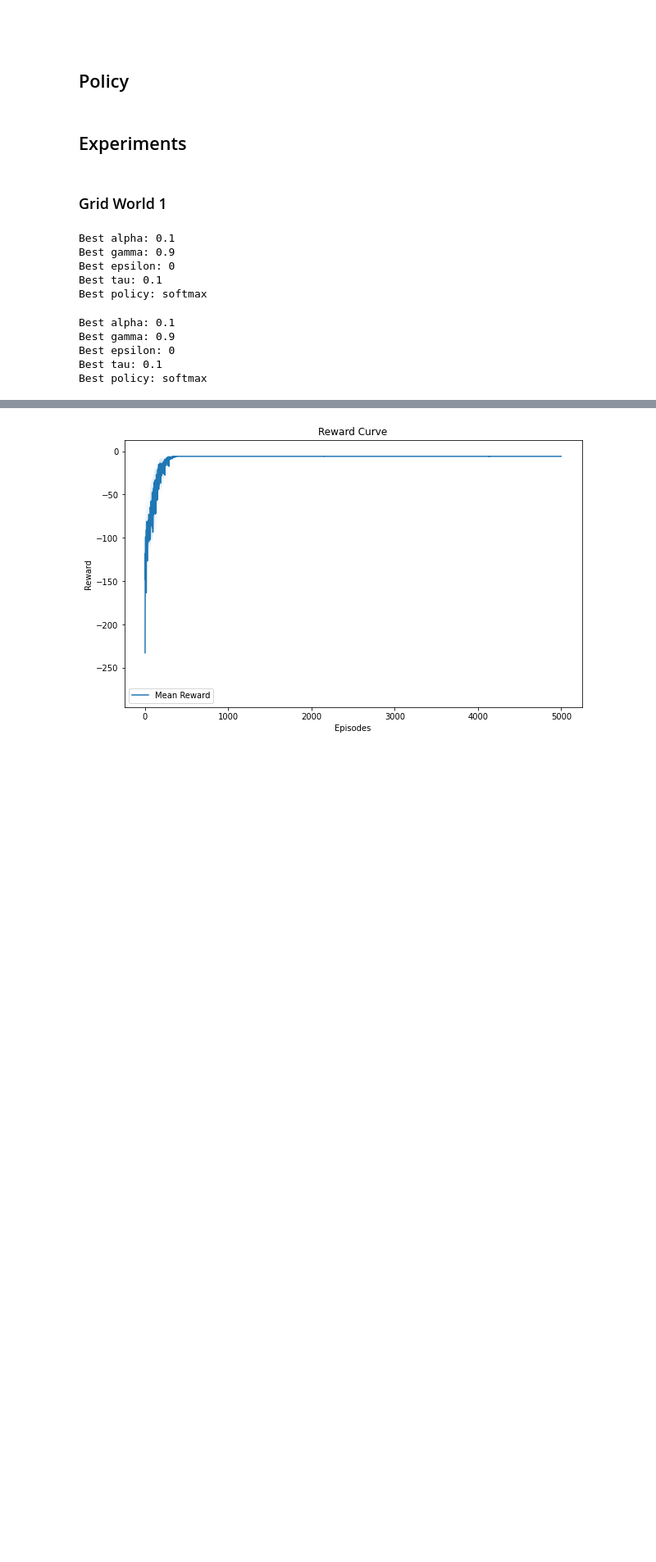
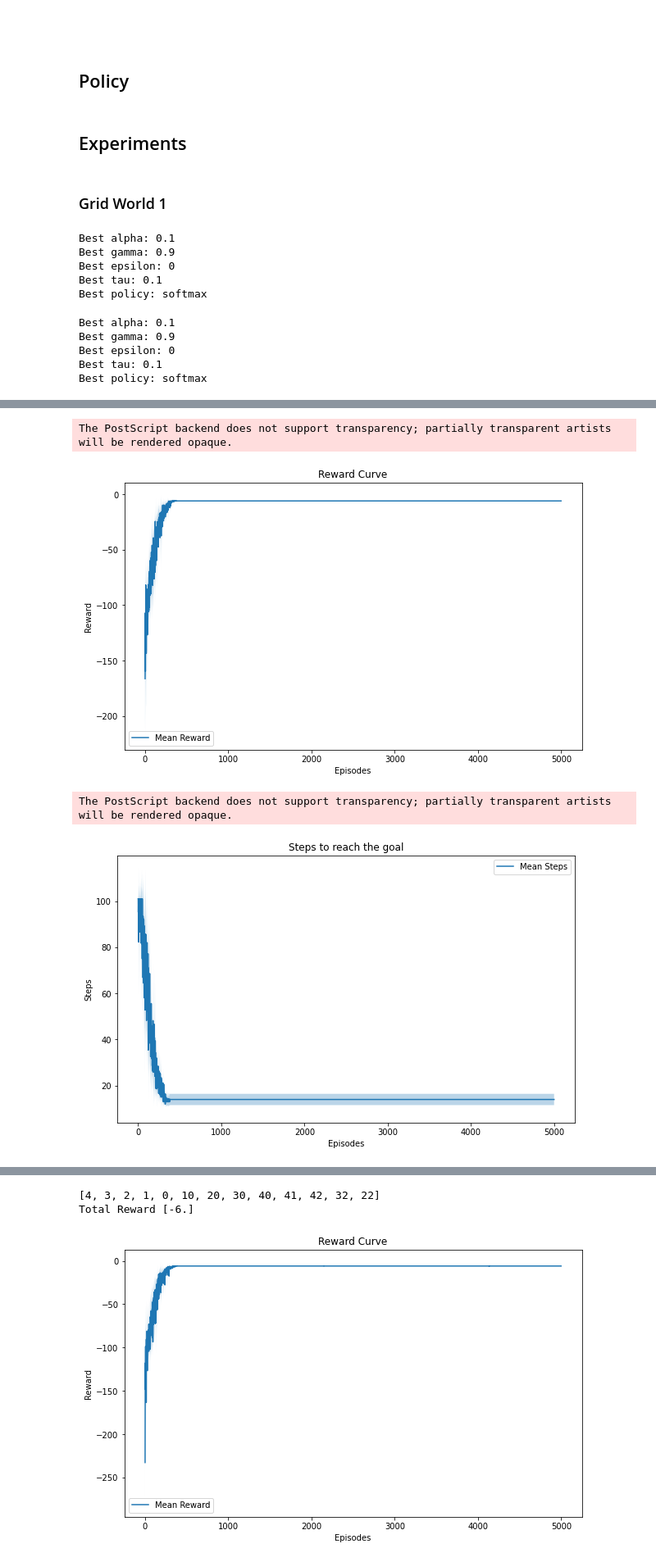
Before and after one commit to nishant-sahoo/RL_Assignments, a Jupyter notebook: Programming Assignments/PA1/notebook.ipynb, the cells around one changed output, grey strips where cells are left out. Shown: that part at 82% size. Saved outputs shown, nothing was run; the diff lists cells and outputs as text; code cells hidden in the pictures; blank space fills up the shorter version.

```diff
--- a/Programming Assignments/PA1/notebook.ipynb
+++ b/Programming Assignments/PA1/notebook.ipynb
@@ -567,13 +567,16 @@ def hyperparameter_tuning(env, algo, alphas, gammas, epsilons, taus, policy=None
 
     return best_alpha, best_gamma, best_epsilon, best_tau, best_policy
 # %%
+import os
 class Plot():
-    def __init__(self, env, rewards, steps, state_visits, Q):
+    def __init__(self, env, rewards, steps, state_visits, Q, save=False, exp=None):
         self.env = env
         self.rewards = rewards
         self.steps = steps
         self.state_visits = state_visits
         self.Q = Q
+        self.save = save
+        self.exp = exp #Experiment number
 
     def reward(self):
         mean_rewards = np.mean(self.rewards, axis=0)
@@ -585,7 +588,11 @@ class Plot():
         plt.ylabel("Reward")
         plt.title("Reward Curve")
         plt.legend()
+        if self.save:
+            os.makedirs(self.exp, exist_ok=True)
+            plt.savefig(f"{self.exp}/reward.eps", format='eps')
         plt.show()
+
 
     def steps_to_goal(self):
         mean_steps = np.mean(self.steps, axis=0)
@@ -597,6 +604,8 @@ class Plot():
         plt.ylabel("Steps")
         plt.title("Steps to reach the goal")
         plt.legend()
+        if self.save:
+            plt.savefig(f"{self.exp}/steps.eps", format='eps')
         plt.show()
 
     def state_visit_count(self):
@@ -605,6 +614,8 @@ class Plot():
         plt.imshow(state_visits.reshape(self.env.num_rows, self.env.num_cols), cmap='jet')
         plt.title("State Visits")
         plt.colorbar()
+        if self.save:
+            plt.savefig(f"{self.exp}/state_visits.eps", format='eps')
         plt.show()
 
     def Q_values(self):
@@ -630,6 +641,8 @@ class Plot():
                     plt.arrow(row_col[0,1]-0.25, row_col[0,0], 0.5, 0, head_width=0.1, head_length=0.1, fc='k', ec='k', length_includes_head=True)
         plt.title("Q Values and Optimal Actions")
         plt.colorbar()
+        if self.save:
+            plt.savefig(f"{self.exp}/q_values.eps", format='eps')
         plt.show()
 
     def visualize_grid_world(self):
@@ -664,6 +677,9 @@ class Plot():
             if np.any(np.sum(np.abs(env.start_state - cell_state), 1) == 0):
                 plt.text(row_col[0,1], row_col[0,0], 'S', ha='center', va='center', color='black', fontsize=12, fontweight='bold')
 
+        if self.save:
+            plt.savefig(f"{self.exp}/grid_world.eps", format='eps')
+
 
     def optimal_path(self):
         optimal_actions = np.argmax(self.Q, axis=1)
@@ -693,6 +709,8 @@ class Plot():
         path_x = [seq_to_col_row(state, num_cols)[0, 1] for state in path]
         path_y = [seq_to_col_row(state, num_cols)[0, 0] for state in path]
         plt.plot(path_x, path_y, color='green', marker='', linestyle='--', linewidth=2)
+        if self.save:
+            plt.savefig(f"{self.exp}/optimal_path.eps", format='eps')
         plt.show()
         print(path)
         print("Total Reward", total_reward)
@@ -756,0 +764,13 @@ Total Reward [-6.]
+# %%
+
+plot = Plot(env, rewards, steps, state_visits, Q, save=True, exp="1.1.1")
+plot.reward()
+plot.steps_to_goal()
+plot.state_visit_count()
+plot.Q_values()
+plot.optimal_path()
+# %% [output]
+The PostScript backend does not support transparency; partially transparent artists will be rendered opaque.
+[figure, added]
+The PostScript backend does not support transparency; partially transparent artists will be rendered opaque.
+[figure, added]
@@ -757,3 +780,5 @@ Total Reward [-6.]
+[4, 3, 2, 1, 0, 10, 20, 30, 40, 41, 42, 32, 22]
+Total Reward [-6.]
 # %%
 # Experiment 1.1.2: wind=False(clear), p = 1.0(deterministic step), start state (0, 4), Q-Learning
 env = init_env([0, 4], 1.0, 0.5, False)
```
Also changed, not shown: parts of 2 cells of this notebook, 6 other files.
